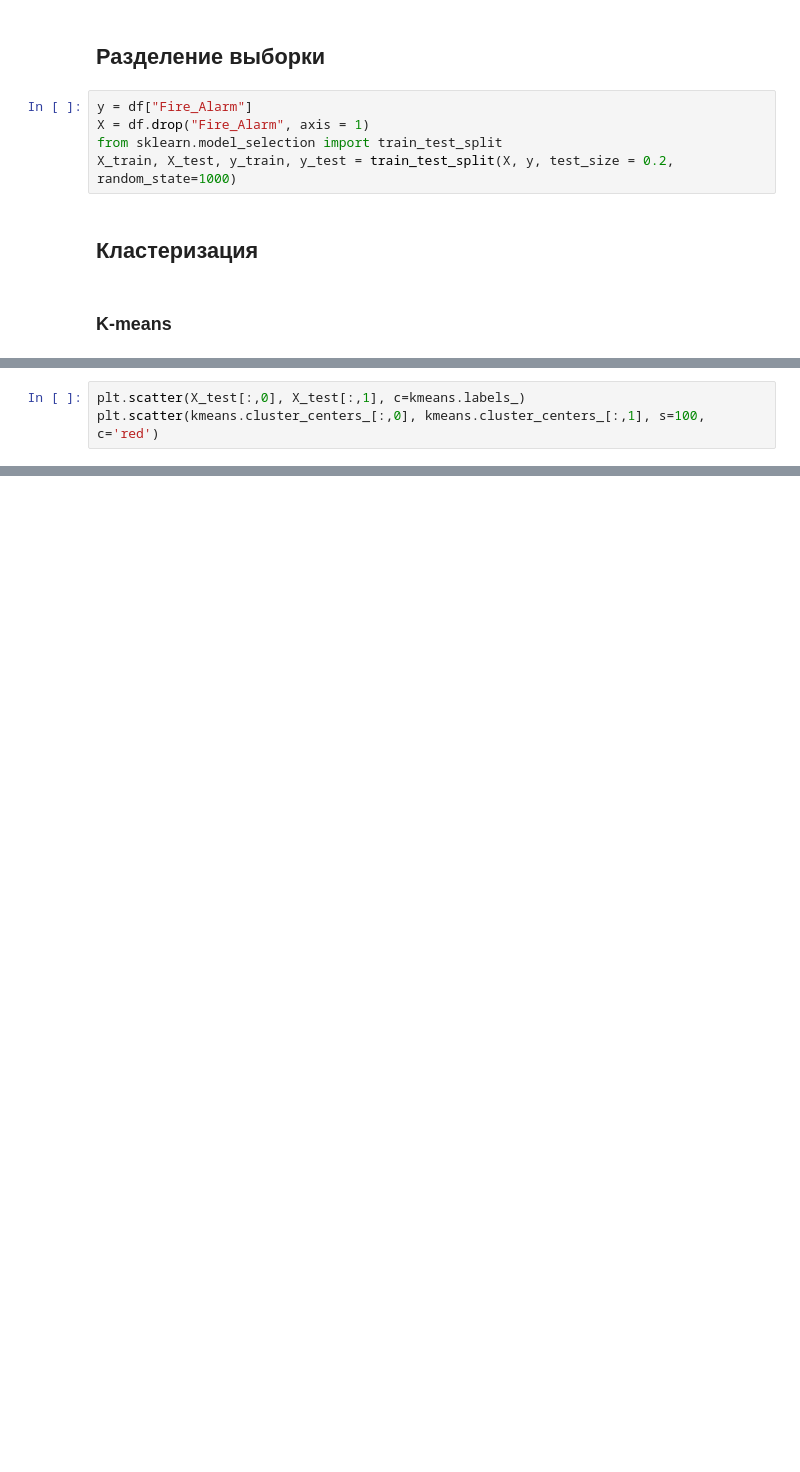
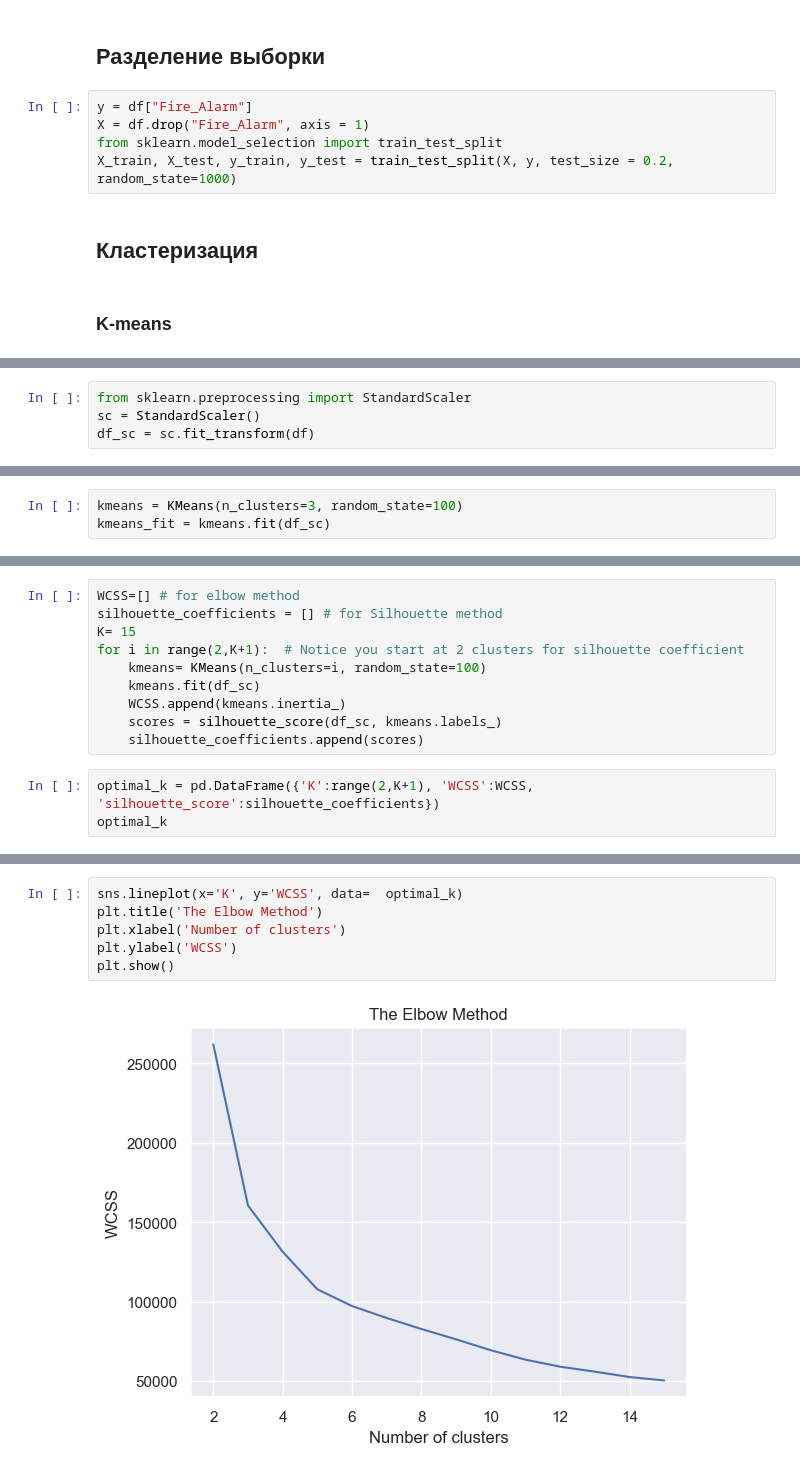
Before and after one commit to RabbiPaw/Mash.Obych, a Jupyter notebook: notebooks/Lab6.ipynb, the cells around one changed output, grey strips where cells are left out. Cells and saved outputs as stored; diff of their text form; blank space fills up the shorter version.

```diff
--- a/notebooks/Lab6.ipynb
+++ b/notebooks/Lab6.ipynb
@@ -1030,3 +1067,4 @@ kmeans = KMeans(2, n_init='auto').fit(X_test)
 # %%
-plt.scatter(X_test[:,0], X_test[:,1], c=kmeans.labels_)
-plt.scatter(kmeans.cluster_centers_[:,0], kmeans.cluster_centers_[:,1], s=100, c='red')
+from sklearn.preprocessing import StandardScaler
+sc = StandardScaler()
+df_sc = sc.fit_transform(df)
@@ -1034,0 +1071,3 @@ TypeError: list indices must be integers or slices, not tuple
+# %%
+kmeans = KMeans(n_clusters=3, random_state=100)
+kmeans_fit = kmeans.fit(df_sc)
@@ -1034,0 +1109,13 @@ TypeError: list indices must be integers or slices, not tuple
+# %%
+WCSS=[] # for elbow method
+silhouette_coefficients = [] # for Silhouette method
+K= 15
+for i in range(2,K+1):  # Notice you start at 2 clusters for silhouette coefficient
+    kmeans= KMeans(n_clusters=i, random_state=100)
+    kmeans.fit(df_sc)
+    WCSS.append(kmeans.inertia_)
+    scores = silhouette_score(df_sc, kmeans.labels_)
+    silhouette_coefficients.append(scores)
+# %%
+optimal_k = pd.DataFrame({'K':range(2,K+1), 'WCSS':WCSS, 'silhouette_score':silhouette_coefficients})
+optimal_k
@@ -1034,0 +1138,8 @@ TypeError: list indices must be integers or slices, not tuple
+# %%
+sns.lineplot(x='K', y='WCSS', data=  optimal_k)
+plt.title('The Elbow Method')
+plt.xlabel('Number of clusters')
+plt.ylabel('WCSS')
+plt.show()
+# %% [output]
+[figure, added]
```
Also changed, not shown: parts of 59 cells of this notebook.
